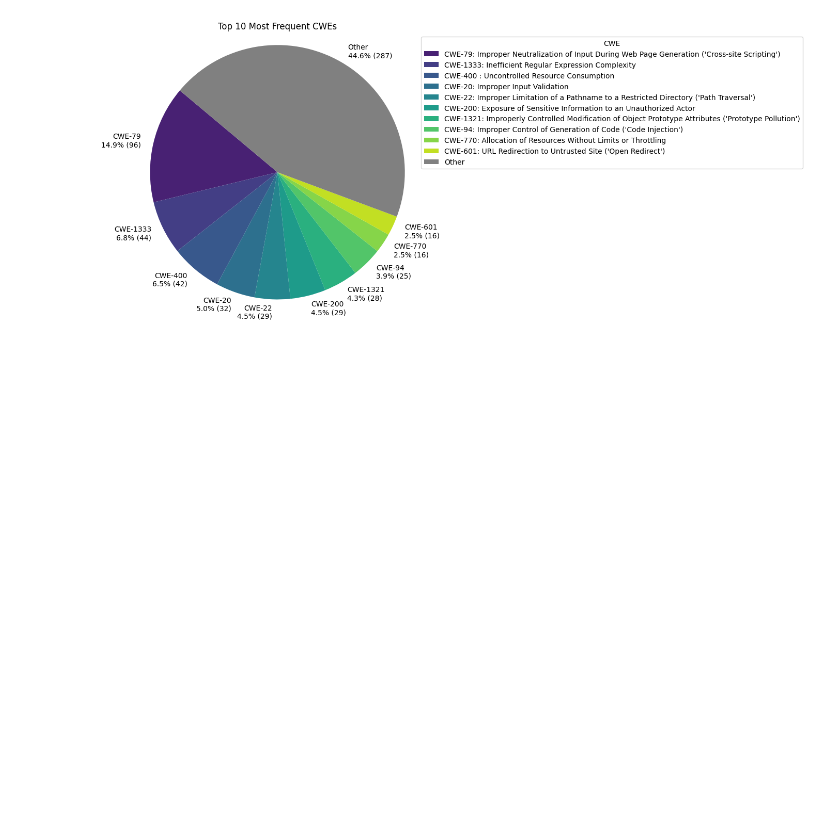
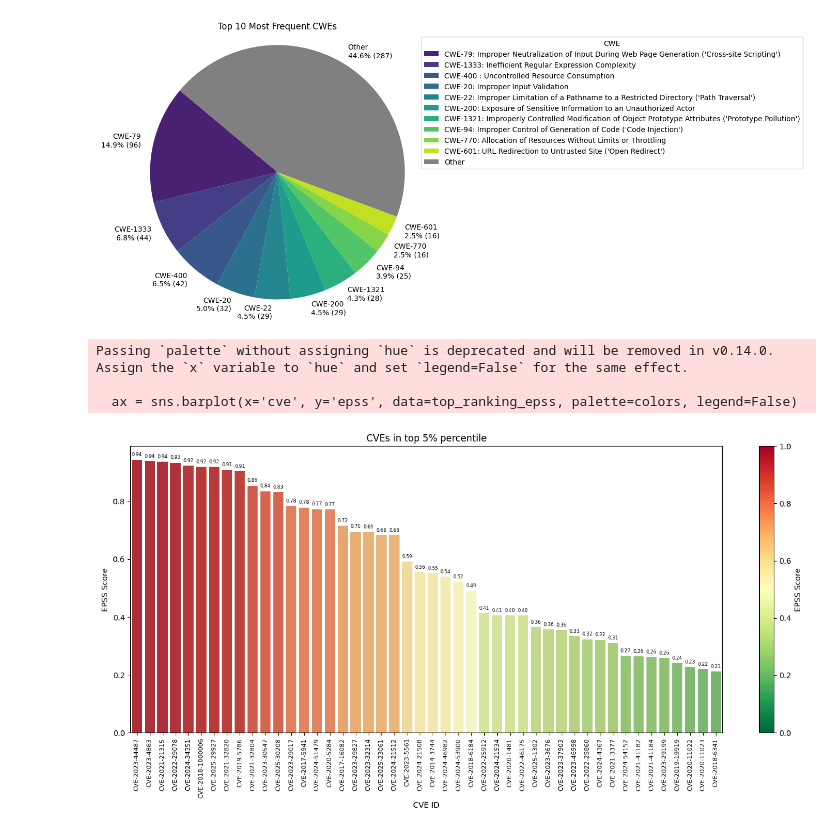
Before and after one commit to Virgula0/ProgettoSAM, a Jupyter notebook: statistics.ipynb, the cells around one changed output. Drawn from its saved outputs; the diff is of its cells as text; code cells hidden in the pictures; blank space fills up the shorter version.

Commit message:
Adding epss score script and csvs (#11)
* adding epss score script and csvs

* Generated epss image

---------

Co-authored-by: Lorenzo <l.bartolini02@gmail.com>

```diff
--- a/statistics.ipynb
+++ b/statistics.ipynb
@@ -953,3 +966,43 @@ plt.axis('equal')
 plt.show()
 # %% [output]
 [figure]
+# %%
+import matplotlib.pyplot as plt
+import seaborn as sns
+import numpy as np
+
+top_ranking_epss = epss_df[epss_df['ranking_epss'] > 0.95].copy()
+
+top_ranking_epss = top_ranking_epss.sort_values(by='epss', ascending=False)
+
+plt.figure(figsize=(14, 7))
+
+cmap = sns.color_palette("RdYlGn_r", as_cmap=True)
+norm = plt.Normalize(vmin=0, vmax=1)
+sm = plt.cm.ScalarMappable(cmap=cmap, norm=norm)
+sm.set_array([])
+
+colors = sm.to_rgba(top_ranking_epss['epss']).tolist()
+
+ax = sns.barplot(x='cve', y='epss', data=top_ranking_epss, palette=colors, legend=False)
+
+plt.title('CVEs in top 5% percentile')
+plt.xlabel('CVE ID')
+plt.ylabel('EPSS Score')
+plt.xticks(rotation=90, fontsize=8)
+plt.tight_layout()
+
+for container in ax.containers:
+    labels = [f'{v.get_height():.2f}' for v in container]
+    ax.bar_label(container, labels=labels, padding=3, fontsize=6)
+
+cbar = plt.colorbar(sm, ax=ax)
+cbar.set_label('EPSS Score')
+
+
+plt.show()
+# %% [output]
+Passing `palette` without assigning `hue` is deprecated and will be removed in v0.14.0. Assign the `x` variable to `hue` and set `legend=False` for the same effect.
+
+  ax = sns.barplot(x='cve', y='epss', data=top_ranking_epss, palette=colors, legend=False)
+[figure, added]
```
Also changed, not shown: parts of 2 cells of this notebook, 6 other files.
